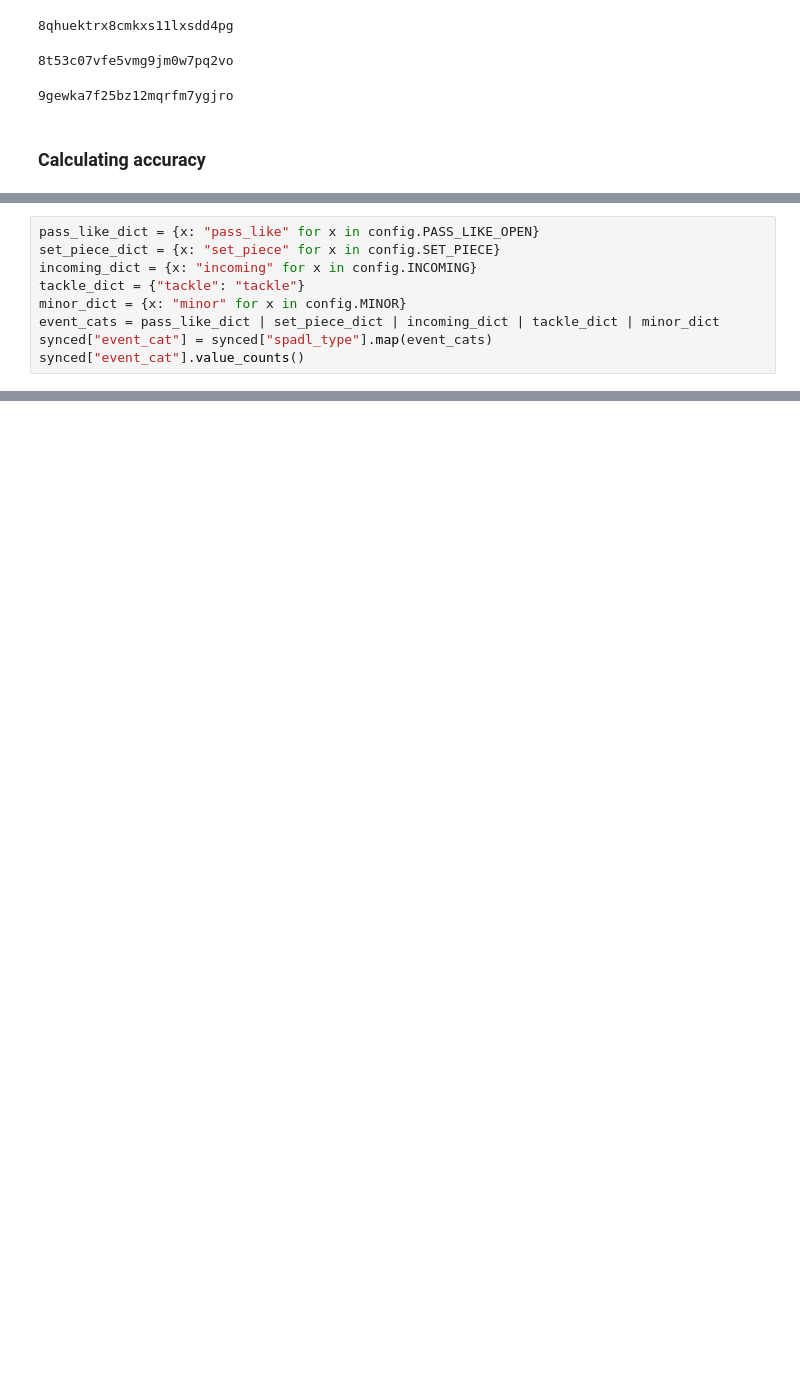
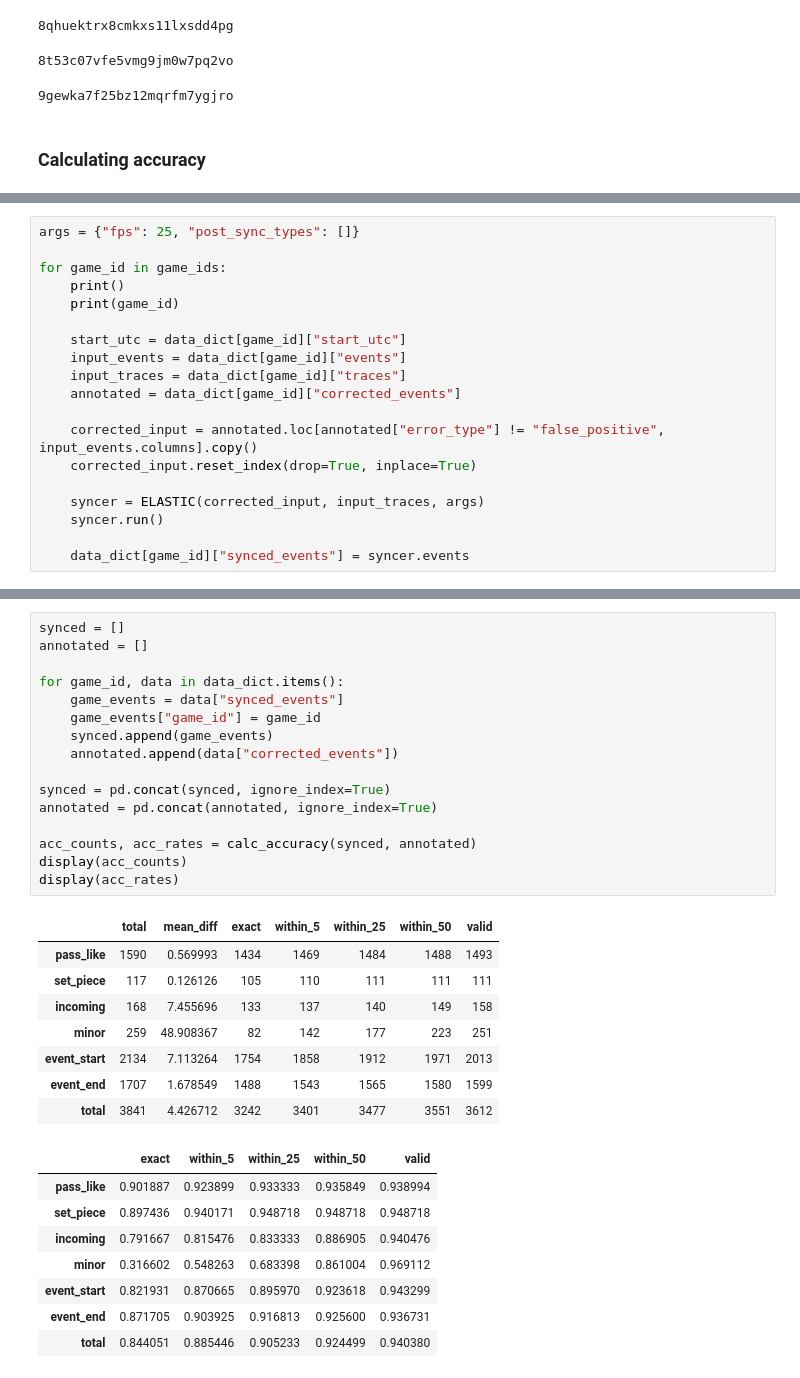
Before and after one commit to hyunsungkim-ds/elastic, a Jupyter notebook: sync/eval.ipynb, the cells around one changed output, grey strips where cells are left out. Drawn from its saved outputs; the diff is of its cells as text; blank space fills up the shorter version.

```diff
--- a/sync/eval.ipynb
+++ b/sync/eval.ipynb
@@ -118,9 +99,0 @@ len(synced), len(true_frames_s)
-# %%
-pass_like_dict = {x: "pass_like" for x in config.PASS_LIKE_OPEN}
-set_piece_dict = {x: "set_piece" for x in config.SET_PIECE}
-incoming_dict = {x: "incoming" for x in config.INCOMING}
-tackle_dict = {"tackle": "tackle"}
-minor_dict = {x: "minor" for x in config.MINOR}
-event_cats = pass_like_dict | set_piece_dict | incoming_dict | tackle_dict | minor_dict
-synced["event_cat"] = synced["spadl_type"].map(event_cats)
-synced["event_cat"].value_counts()
@@ -197,0 +191,19 @@ acc_rates
+# %%
+args = {"fps": 25, "post_sync_types": []}
+
+for game_id in game_ids:
+    print()
+    print(game_id)
+
+    start_utc = data_dict[game_id]["start_utc"]
+    input_events = data_dict[game_id]["events"]
+    input_traces = data_dict[game_id]["traces"]
+    annotated = data_dict[game_id]["corrected_events"]
+
+    corrected_input = annotated.loc[annotated["error_type"] != "false_positive", input_events.columns].copy()
+    corrected_input.reset_index(drop=True, inplace=True)
+
+    syncer = ELASTIC(corrected_input, input_traces, args)
+    syncer.run()
+
+    data_dict[game_id]["synced_events"] = syncer.events
@@ -197,0 +214,33 @@ acc_rates
+# %%
+synced = []
+annotated = []
+
+for game_id, data in data_dict.items():
+    game_events = data["synced_events"]
+    game_events["game_id"] = game_id
+    synced.append(game_events)
+    annotated.append(data["corrected_events"])
+
+synced = pd.concat(synced, ignore_index=True)
+annotated = pd.concat(annotated, ignore_index=True)
+
+acc_counts, acc_rates = calc_accuracy(synced, annotated)
+display(acc_counts)
+display(acc_rates)
+# %% [output]
+|  | total | mean_diff | exact | within_5 | within_25 | within_50 | valid |
+| pass_like | 1590 | 0.569993 | 1434 | 1469 | 1484 | 1488 | 1493 |
+| set_piece | 117 | 0.126126 | 105 | 110 | 111 | 111 | 111 |
+| incoming | 168 | 7.455696 | 133 | 137 | 140 | 149 | 158 |
+| minor | 259 | 48.908367 | 82 | 142 | 177 | 223 | 251 |
+| event_start | 2134 | 7.113264 | 1754 | 1858 | 1912 | 1971 | 2013 |
+| event_end | 1707 | 1.678549 | 1488 | 1543 | 1565 | 1580 | 1599 |
+| total | 3841 | 4.426712 | 3242 | 3401 | 3477 | 3551 | 3612 |
+|  | exact | within_5 | within_25 | within_50 | valid |
+| pass_like | 0.901887 | 0.923899 | 0.933333 | 0.935849 | 0.938994 |
+| set_piece | 0.897436 | 0.940171 | 0.948718 | 0.948718 | 0.948718 |
+| incoming | 0.791667 | 0.815476 | 0.833333 | 0.886905 | 0.940476 |
+| minor | 0.316602 | 0.548263 | 0.683398 | 0.861004 | 0.969112 |
+| event_start | 0.821931 | 0.870665 | 0.895970 | 0.923618 | 0.943299 |
+| event_end | 0.871705 | 0.903925 | 0.916813 | 0.925600 | 0.936731 |
+| total | 0.844051 | 0.885446 | 0.905233 | 0.924499 | 0.940380 |
```
Also changed, not shown: parts of 13 cells of this notebook, 4 other files.
